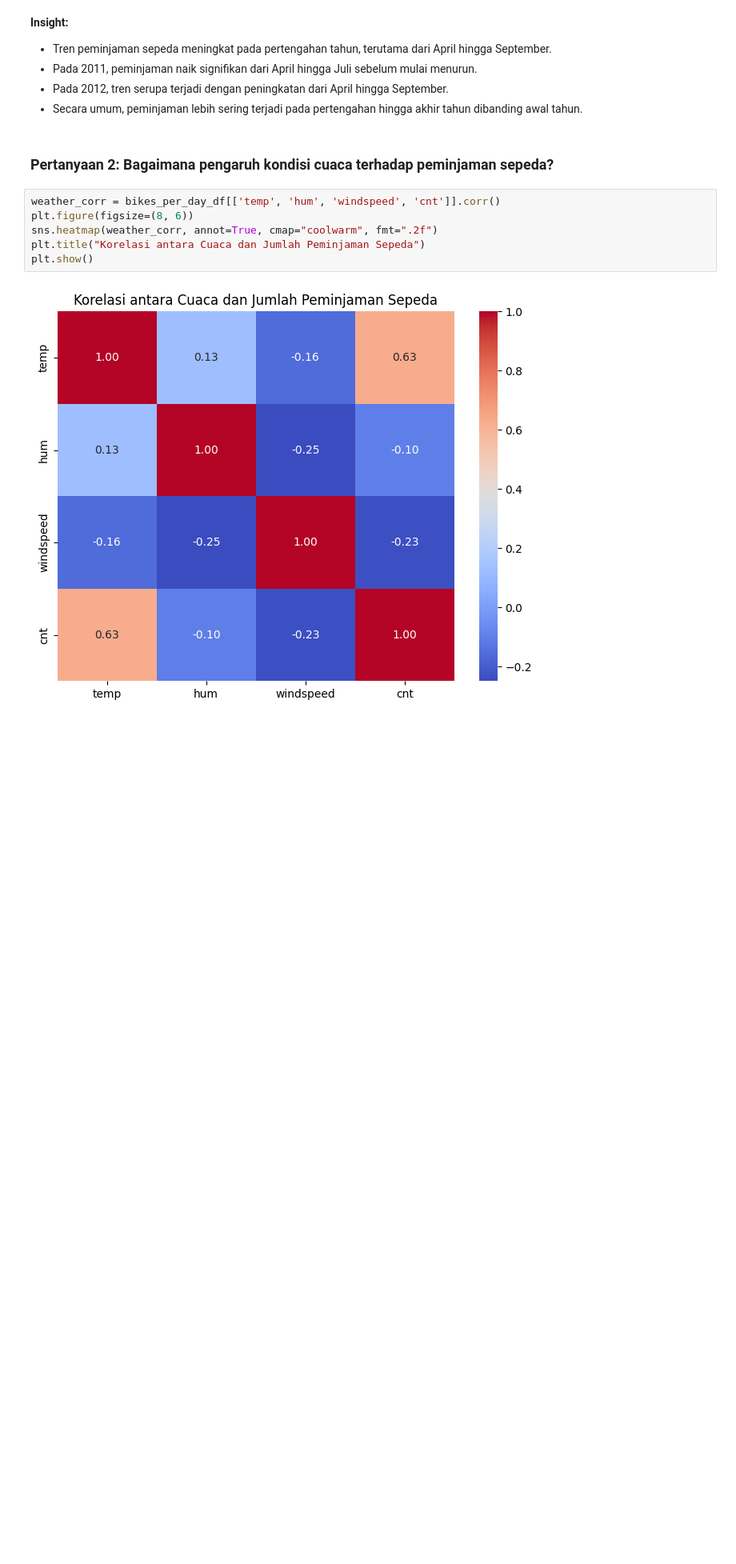
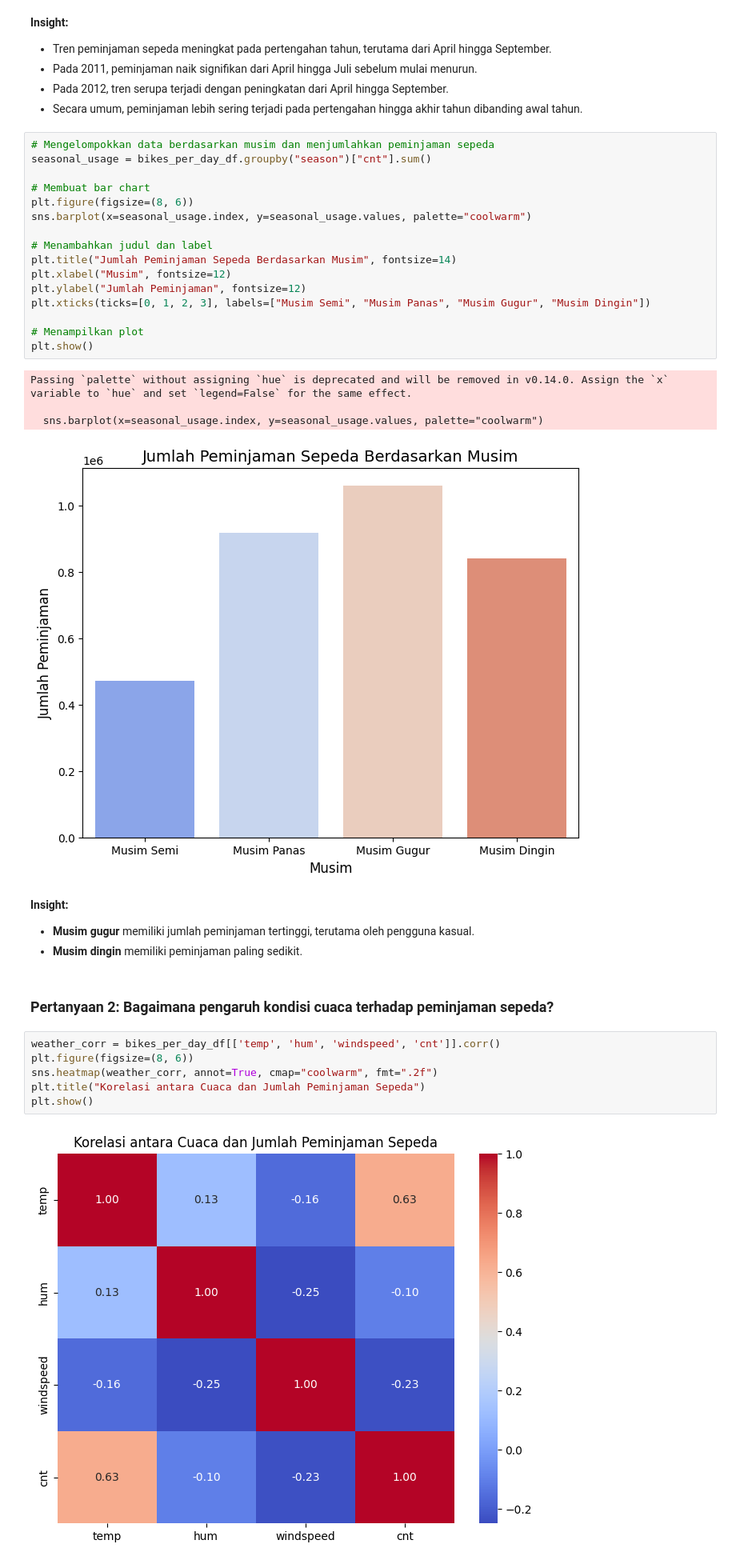
Before and after one commit to fajarwiguna/bikesharing-dashboard, a Jupyter notebook: notebook.ipynb, the cells around one changed output. Shown at 80% size. Drawn from its saved outputs; the diff is of its cells as text; blank space fills up the shorter version.

```diff
--- a/notebook.ipynb
+++ b/notebook.ipynb
@@ -422,6 +322,31 @@ plt.show()
 - Pada 2011, peminjaman naik signifikan dari April hingga Juli sebelum mulai menurun.
 - Pada 2012, tren serupa terjadi dengan peningkatan dari April hingga September.
 - Secara umum, peminjaman lebih sering terjadi pada pertengahan hingga akhir tahun dibanding awal tahun.
+# %%
+# Mengelompokkan data berdasarkan musim dan menjumlahkan peminjaman sepeda
+seasonal_usage = bikes_per_day_df.groupby("season")["cnt"].sum()
+
+# Membuat bar chart
+plt.figure(figsize=(8, 6))
+sns.barplot(x=seasonal_usage.index, y=seasonal_usage.values, palette="coolwarm")
+
+# Menambahkan judul dan label
+plt.title("Jumlah Peminjaman Sepeda Berdasarkan Musim", fontsize=14)
+plt.xlabel("Musim", fontsize=12)
+plt.ylabel("Jumlah Peminjaman", fontsize=12)
+plt.xticks(ticks=[0, 1, 2, 3], labels=["Musim Semi", "Musim Panas", "Musim Gugur", "Musim Dingin"])
+
+# Menampilkan plot
+plt.show()
+# %% [output]
+Passing `palette` without assigning `hue` is deprecated and will be removed in v0.14.0. Assign the `x` variable to `hue` and set `legend=False` for the same effect.
+
+  sns.barplot(x=seasonal_usage.index, y=seasonal_usage.values, palette="coolwarm")
+[figure, added]
+# %% [markdown]
+**Insight:**
+- **Musim gugur** memiliki jumlah peminjaman tertinggi, terutama oleh pengguna kasual.
+- **Musim dingin** memiliki peminjaman paling sedikit.
 # %% [markdown]
 ### Pertanyaan 2: Bagaimana pengaruh kondisi cuaca terhadap peminjaman sepeda?
 # %%
```
Also changed, not shown: parts of 52 cells of this notebook.
